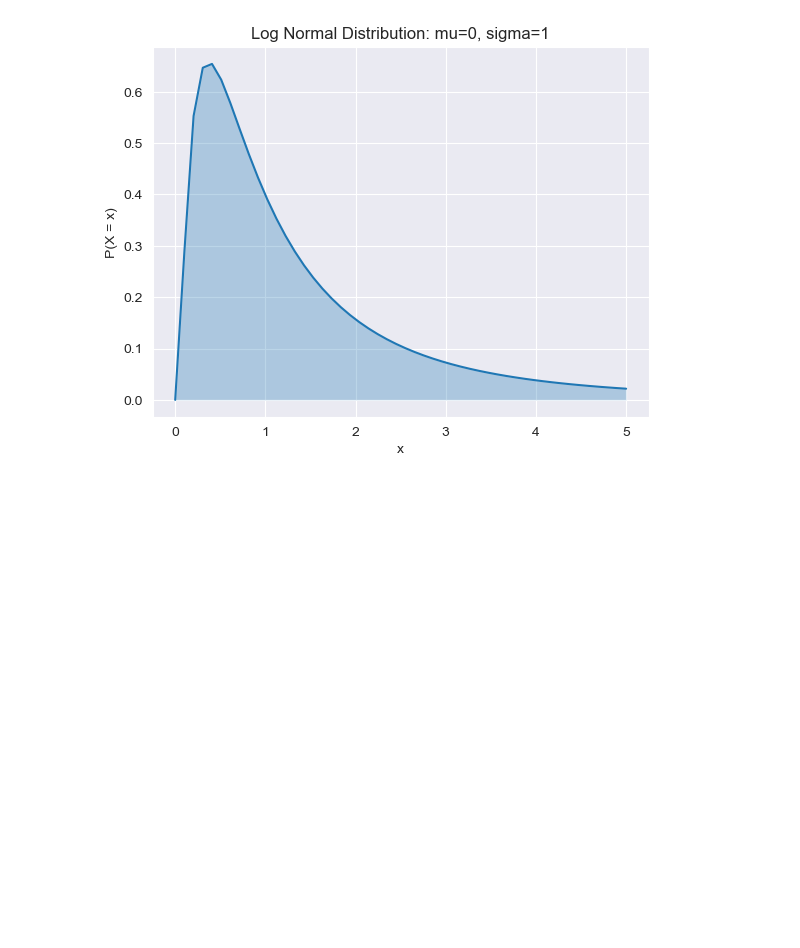
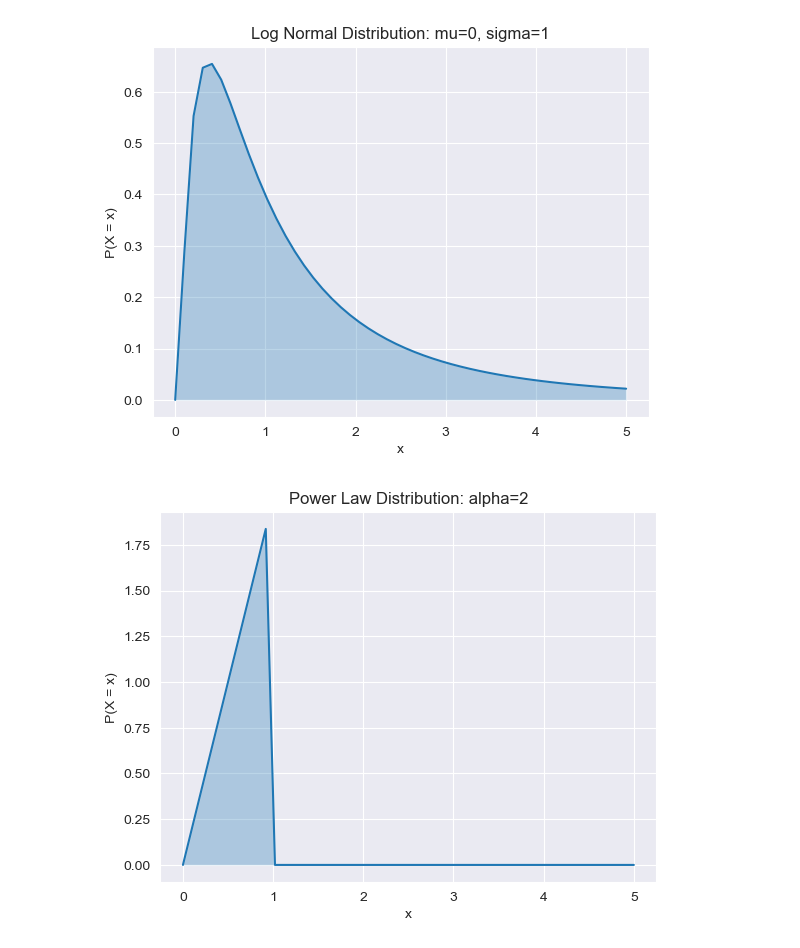
Before and after one commit to RomeoManoela/my-ai-ml-journey, a Jupyter notebook: Probability Distributions/schemas.ipynb, the cells around one changed output. Drawn from its saved outputs; the diff is of its cells as text; code cells hidden in the pictures; blank space fills up the shorter version.

Commit message:
distribution schemas

```diff
--- a/Probability Distributions/schemas.ipynb
+++ b/Probability Distributions/schemas.ipynb
@@ -92,3 +92,18 @@ plt.fill_between(x, y, alpha=0.3)
 plt.show()
 # %% [output]
 [figure]
+# %%
+# power law
+alpha = 2
+x = np.linspace(0, 5, 50)
+y = powerlaw.pdf(x, alpha)
+
+plt.plot(x, y)
+plt.title("Power Law Distribution: alpha=2")
+plt.xlabel("x")
+plt.ylabel("P(X = x)")
+sns.set_style("darkgrid")
+plt.fill_between(x, y, alpha=0.3)
+plt.show()
+# %% [output]
+[figure, added]
```
Also changed, not shown: parts of 3 cells of this notebook.
